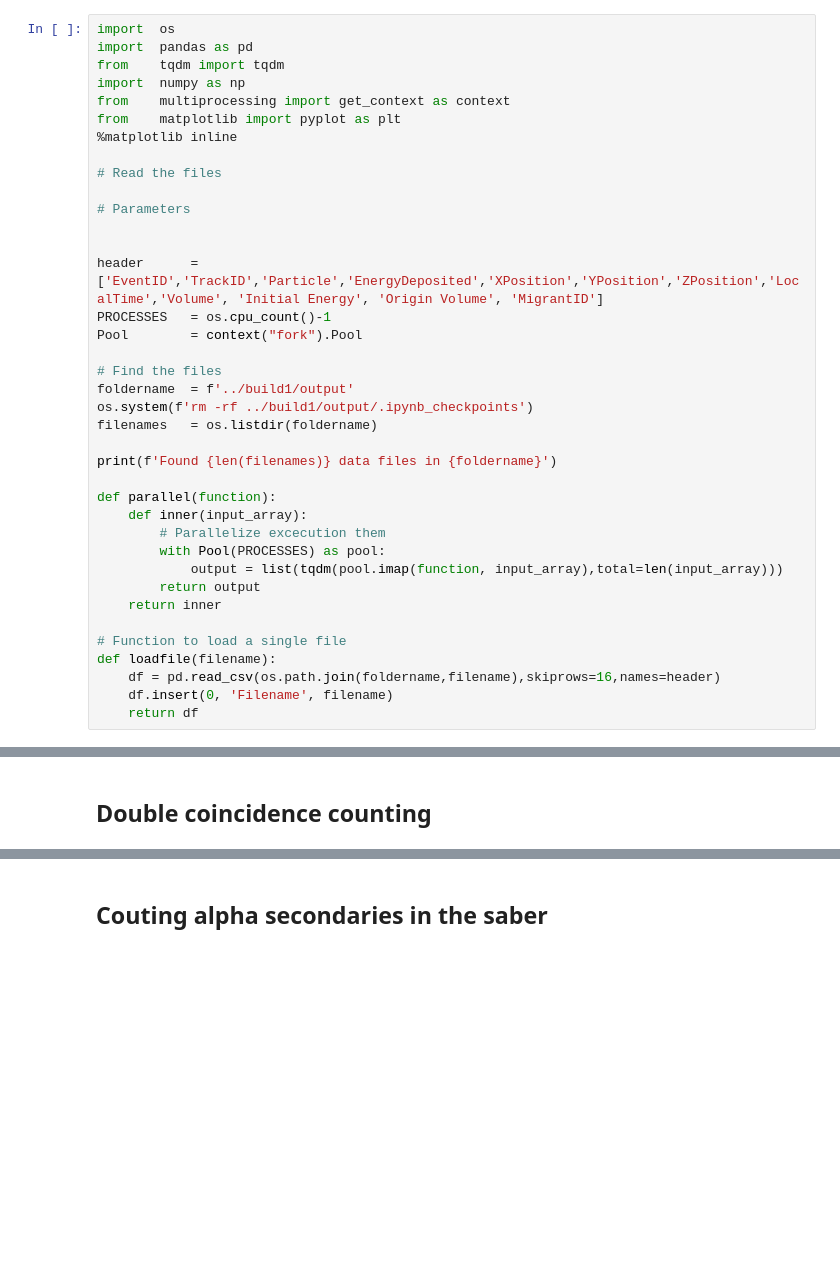
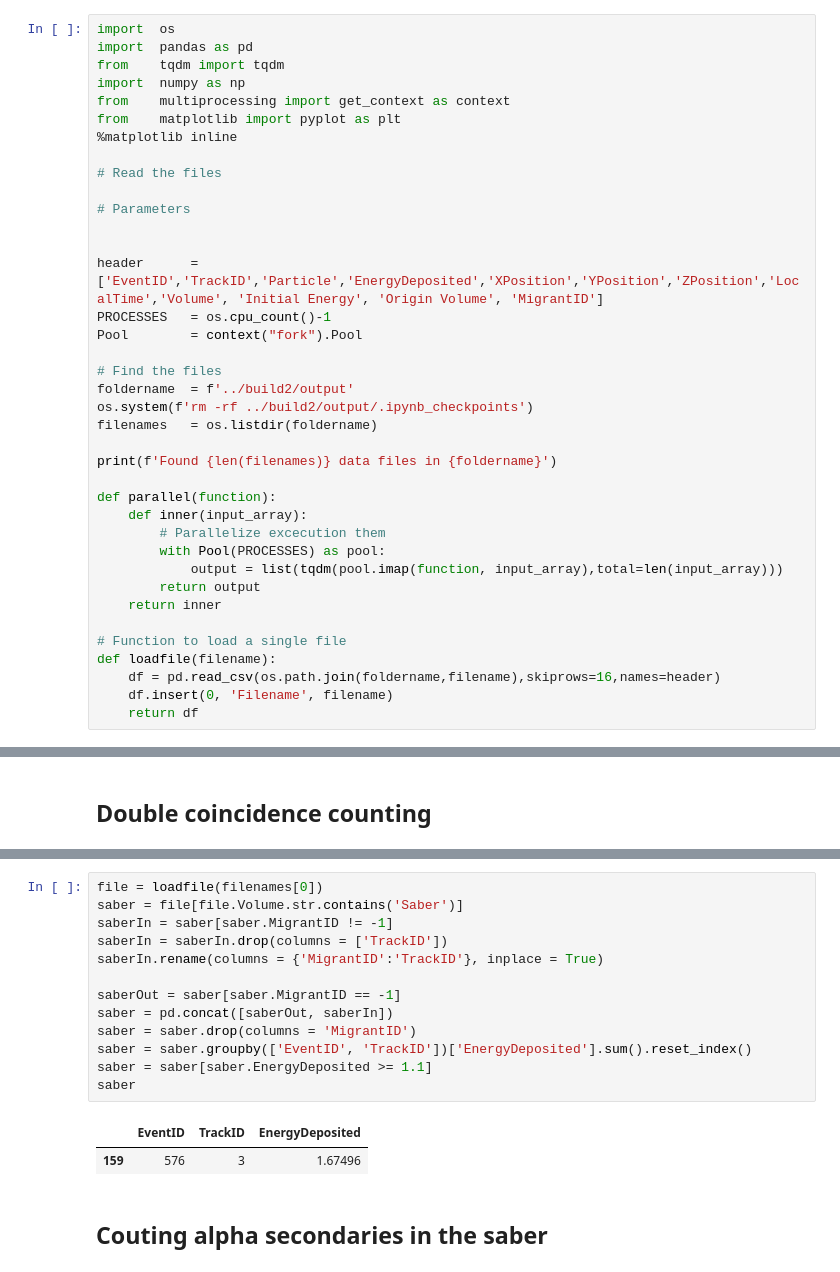
Before and after one commit to nyuad-astroparticle/tes-geant, a Jupyter notebook: analysis/coincidence.ipynb, the cells around one changed output, grey strips where cells are left out. Cells and saved outputs as stored; diff of their text form; blank space fills up the shorter version.

```diff
--- a/analysis/coincidence.ipynb
+++ b/analysis/coincidence.ipynb
@@ -17,8 +17,8 @@ PROCESSES   = os.cpu_count()-1
 Pool        = context("fork").Pool
 
 # Find the files
-foldername  = f'../build1/output'
-os.system(f'rm -rf ../build1/output/.ipynb_checkpoints')
+foldername  = f'../build2/output'
+os.system(f'rm -rf ../build2/output/.ipynb_checkpoints')
 filenames   = os.listdir(foldername)
 
 print(f'Found {len(filenames)} data files in {foldername}')
@@ -268,3 +311,19 @@ print(content)
+# %%
+file = loadfile(filenames[0])
+saber = file[file.Volume.str.contains('Saber')]
+saberIn = saber[saber.MigrantID != -1]
+saberIn = saberIn.drop(columns = ['TrackID'])
+saberIn.rename(columns = {'MigrantID':'TrackID'}, inplace = True)
+
+saberOut = saber[saber.MigrantID == -1]
+saber = pd.concat([saberOut, saberIn])
+saber = saber.drop(columns = 'MigrantID')
+saber = saber.groupby(['EventID', 'TrackID'])['EnergyDeposited'].sum().reset_index()
+saber = saber[saber.EnergyDeposited >= 1.1]
+saber
+# %% [output]
+|  | EventID | TrackID | EnergyDeposited |
+| 159 | 576 | 3 | 1.67496 |
 # %% [markdown]
 ## Couting alpha secondaries in the saber
 # %%
```
Also changed, not shown: parts of 8 cells of this notebook.
